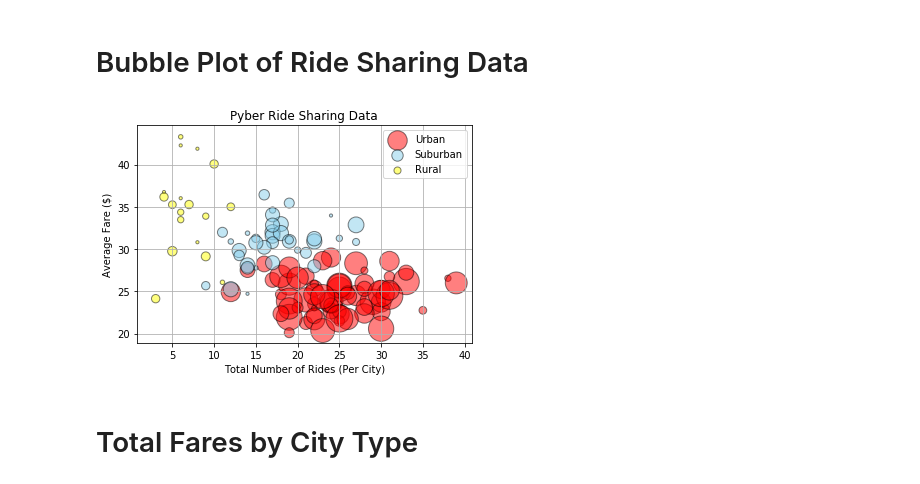
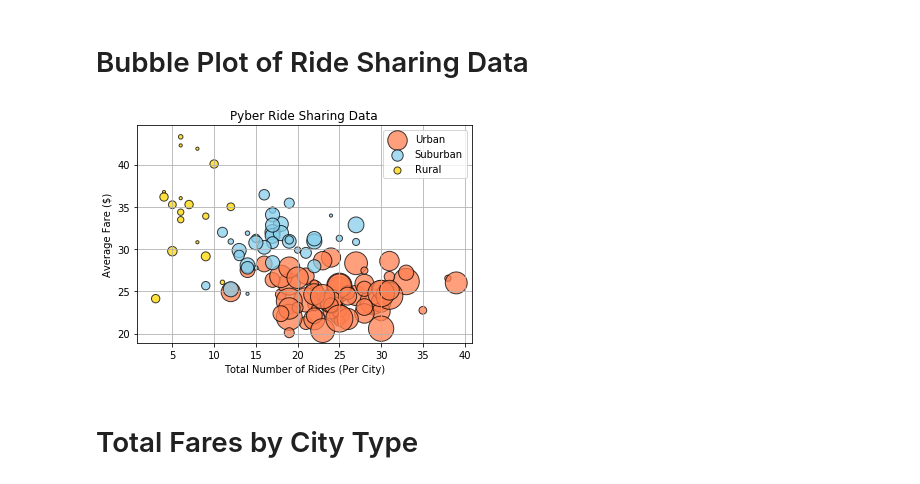
Before and after one commit to Crixuss/Matplotlib-Hw, a Jupyter notebook: Pyber_Final.ipynb, the cells around one changed output. Saved outputs shown, nothing was run; the diff lists cells and outputs as text; code cells hidden in the pictures.

```diff
--- a/Pyber_Final.ipynb
+++ b/Pyber_Final.ipynb
@@ -67,19 +67,19 @@ rural_scatter =plt.scatter(rural_num_rides, rural_avg_fare, marker='o', facecolo
 # %% [markdown]
 # Bubble Plot of Ride Sharing Data
 # %%
-urban_scatter =plt.scatter(urban_num_rides, urban_avg_fare, marker='o', facecolors='red', edgecolors='black',s = driver_count*10, alpha=0.5, label ='Urban')
+urban_scatter =plt.scatter(urban_num_rides, urban_avg_fare, marker='o', facecolors='coral', edgecolors='black',s = driver_count*10, alpha=0.75, label ='Urban')
 
-suburban_scatter =plt.scatter(suburban_num_rides, suburban_avg_fare, marker='o', facecolors='skyblue', edgecolors='black',s = sub_driver_count*10, alpha=0.5, label= 'Suburban')
+suburban_scatter =plt.scatter(suburban_num_rides, suburban_avg_fare, marker='o', facecolors='skyblue', edgecolors='black',s = sub_driver_count*10, alpha=0.75, label= 'Suburban')
 
-rural_scatter =plt.scatter(rural_num_rides, rural_avg_fare, marker='o', facecolors='yellow', edgecolors='black',s = rural_driver_count*10, alpha=0.5, label = 'Rural')
+rural_scatter =plt.scatter(rural_num_rides, rural_avg_fare, marker='o', facecolors='gold', edgecolors='black',s = rural_driver_count*10, alpha=0.75, label = 'Rural')
 plt.title("Pyber Ride Sharing Data")
 plt.xlabel("Total Number of Rides (Per City)")
 plt.ylabel("Average Fare ($)")
 plt.grid()
 plt.legend()
 plt.savefig("../Images/pyber_ride_sharing.png")
 # %% [output]
-[figure, old version]
+[figure, new version]
 # %%
 urban_fare_sum= urban_data_by_city.sum()
 urban_fare_sum = urban_fare_sum['fare'].sum()
```
Also changed, not shown: parts of 7 cells of this notebook.
